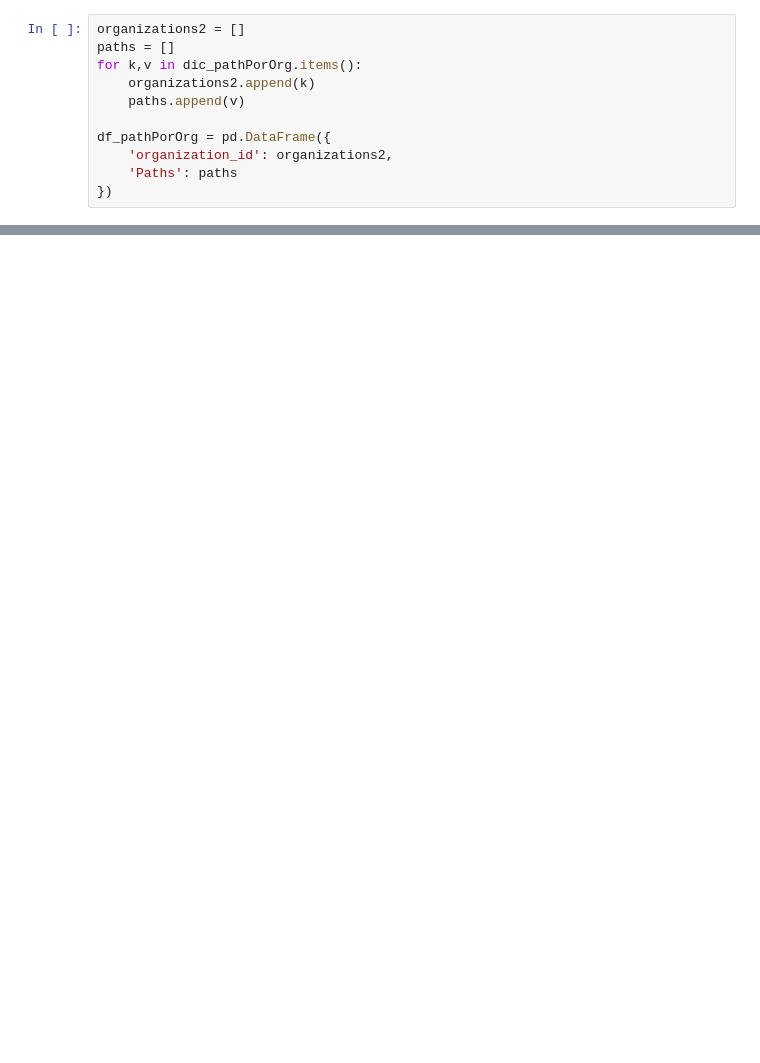
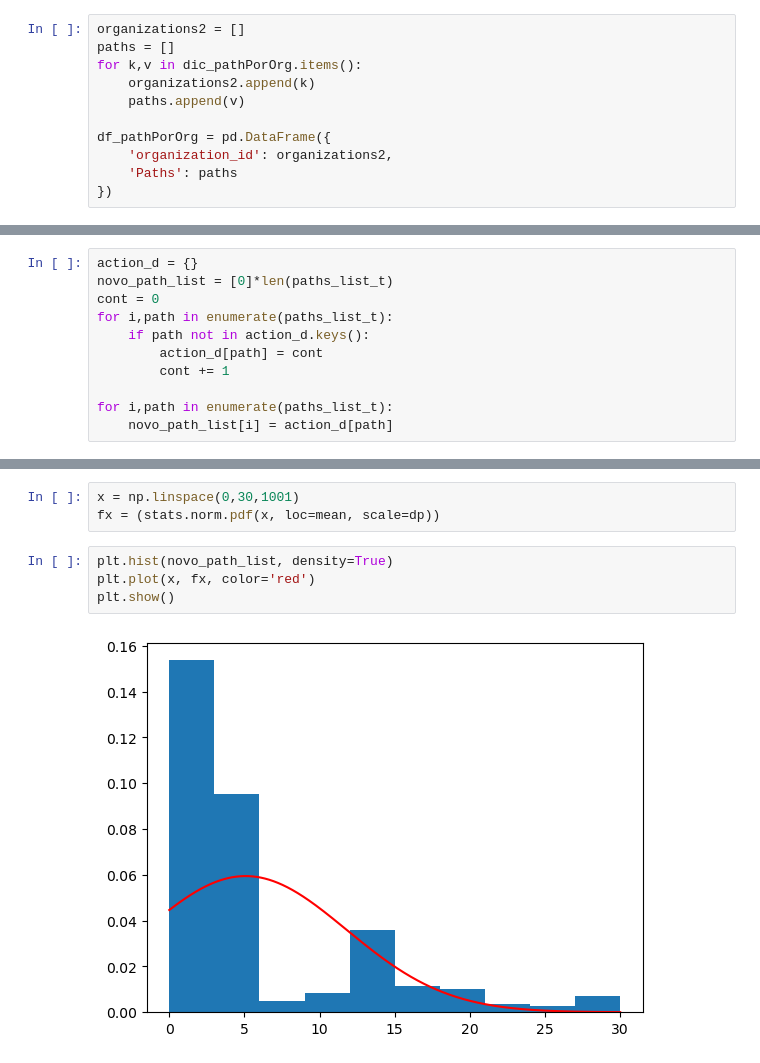
Before and after one commit to felipebns/frst2024, a Jupyter notebook: projeto.ipynb, the cells around one changed output, grey strips where cells are left out. Cells and saved outputs as stored; diff of their text form; blank space fills up the shorter version.

```diff
--- a/projeto.ipynb
+++ b/projeto.ipynb
@@ -98,0 +106,11 @@ df_pathPorOrg
+# %%
+action_d = {}
+novo_path_list = [0]*len(paths_list_t)
+cont = 0
+for i,path in enumerate(paths_list_t):
+    if path not in action_d.keys():
+        action_d[path] = cont
+        cont += 1
+
+for i,path in enumerate(paths_list_t):
+    novo_path_list[i] = action_d[path]
@@ -98,0 +125,9 @@ df_pathPorOrg
+# %%
+x = np.linspace(0,30,1001)
+fx = (stats.norm.pdf(x, loc=mean, scale=dp))
+# %%
+plt.hist(novo_path_list, density=True)
+plt.plot(x, fx, color='red')
+plt.show()
+# %% [output]
+[figure, added]
```
Also changed, not shown: parts of 9 cells of this notebook, 3 other files.
